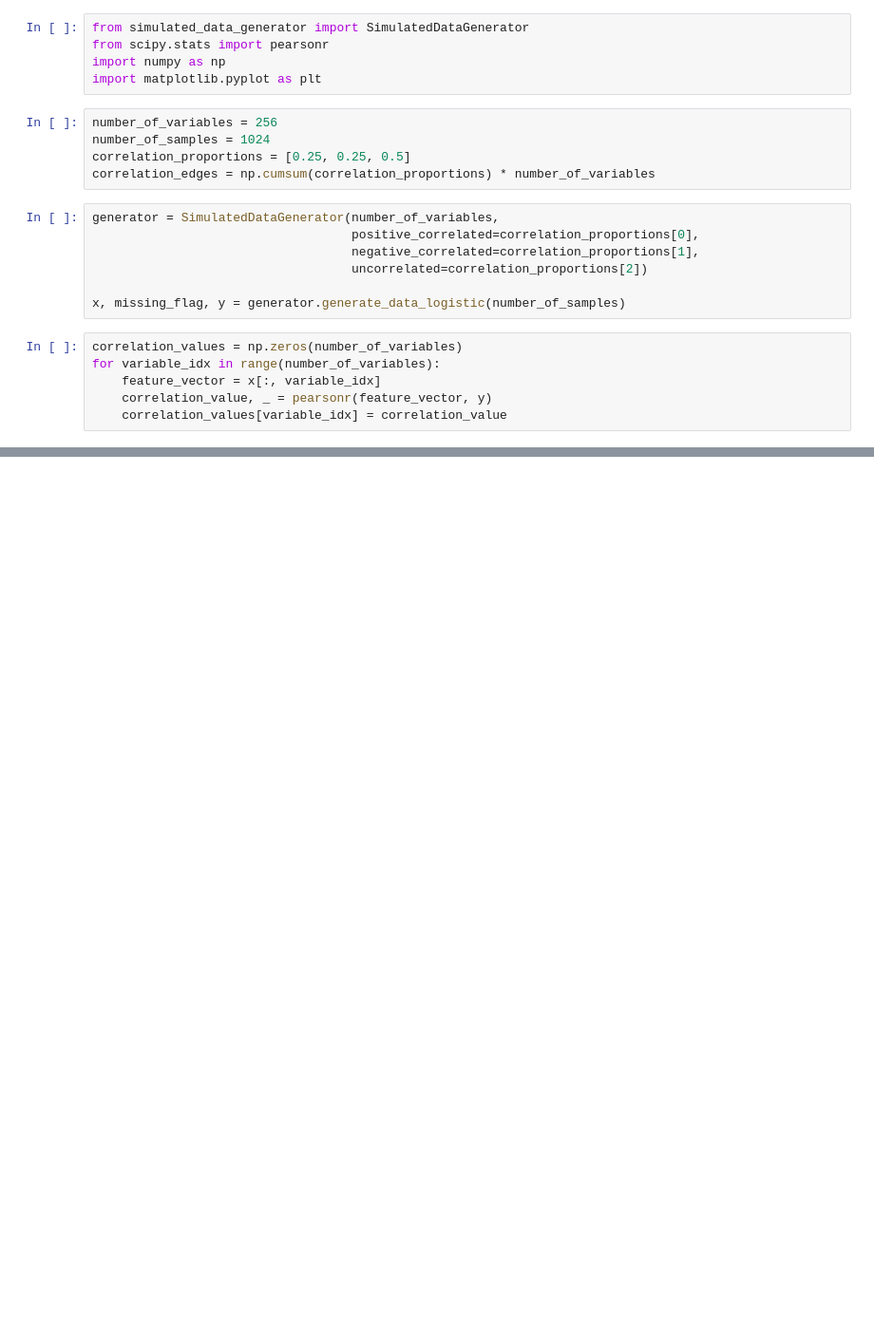
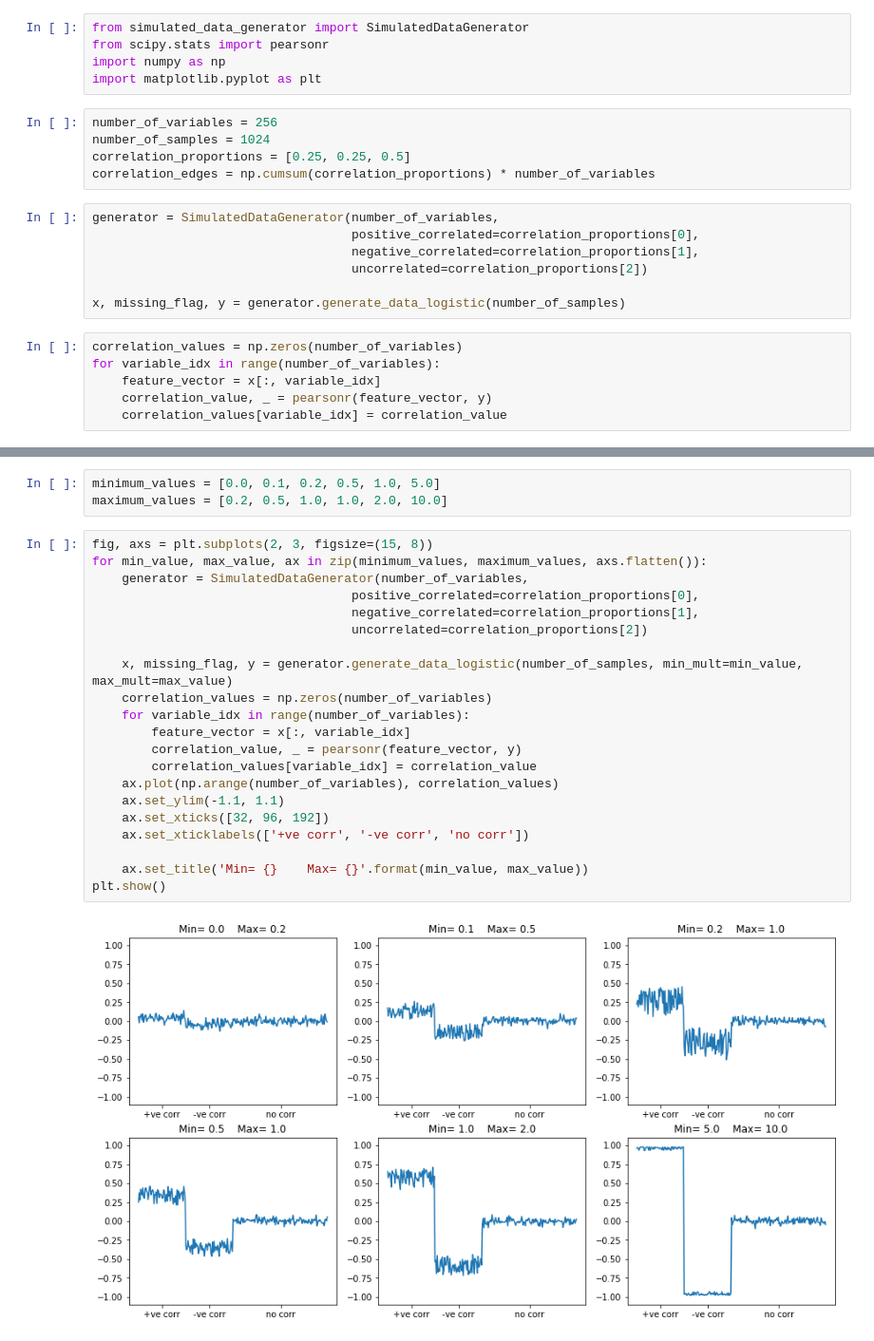
Before and after one commit to mabdelhack/simulated_data_generator, a Jupyter notebook: demo_simulated_data.ipynb, the cells around one changed output, grey strips where cells are left out. Shown at 95% size. Saved outputs shown, nothing was run; the diff lists cells and outputs as text; blank space fills up the shorter version.

Commit message:
New example in notebook
Added varying min and max values to notebook.

```diff
--- a/demo_simulated_data.ipynb
+++ b/demo_simulated_data.ipynb
@@ -29,0 +30,26 @@ plt.show()
+# %%
+minimum_values = [0.0, 0.1, 0.2, 0.5, 1.0, 5.0]
+maximum_values = [0.2, 0.5, 1.0, 1.0, 2.0, 10.0]
+# %%
+fig, axs = plt.subplots(2, 3, figsize=(15, 8))
+for min_value, max_value, ax in zip(minimum_values, maximum_values, axs.flatten()):
+    generator = SimulatedDataGenerator(number_of_variables,
+                                   positive_correlated=correlation_proportions[0],
+                                   negative_correlated=correlation_proportions[1],
+                                   uncorrelated=correlation_proportions[2])
+
+    x, missing_flag, y = generator.generate_data_logistic(number_of_samples, min_mult=min_value, max_mult=max_value)
+    correlation_values = np.zeros(number_of_variables)
+    for variable_idx in range(number_of_variables):
+        feature_vector = x[:, variable_idx]
+        correlation_value, _ = pearsonr(feature_vector, y)
+        correlation_values[variable_idx] = correlation_value
+    ax.plot(np.arange(number_of_variables), correlation_values)
+    ax.set_ylim(-1.1, 1.1)
+    ax.set_xticks([32, 96, 192])
+    ax.set_xticklabels(['+ve corr', '-ve corr', 'no corr'])
+
+    ax.set_title('Min= {}    Max= {}'.format(min_value, max_value))
+plt.show()
+# %% [output]
+[figure, added]
```
Also changed, not shown: parts of 1 cell of this notebook, 1 other file.
